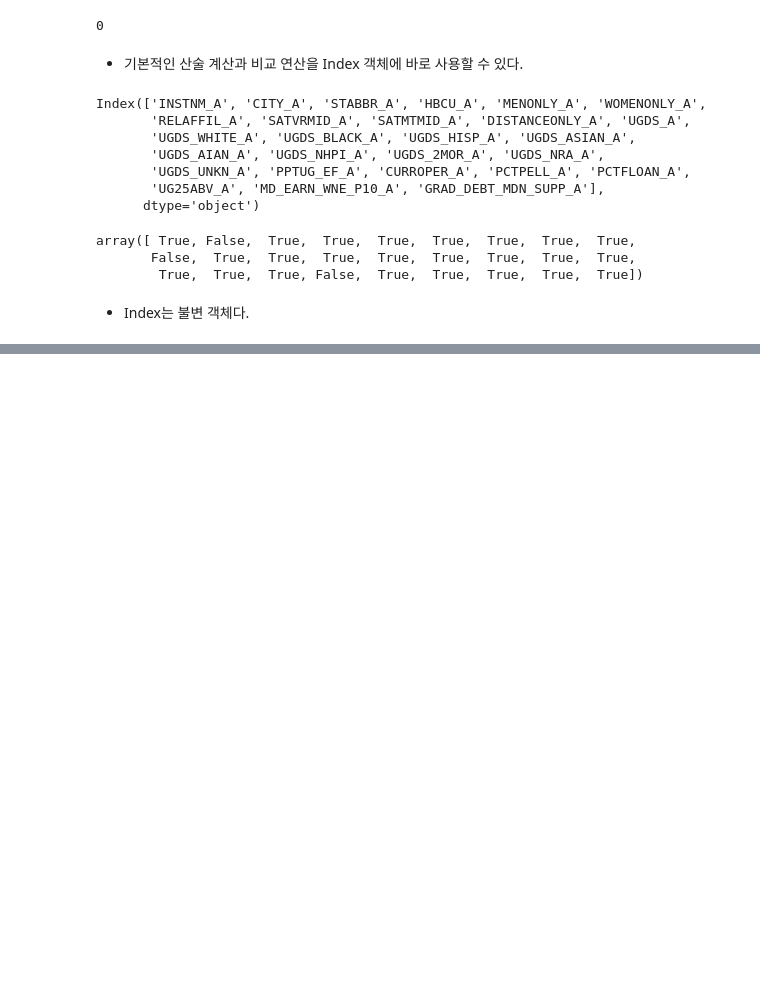
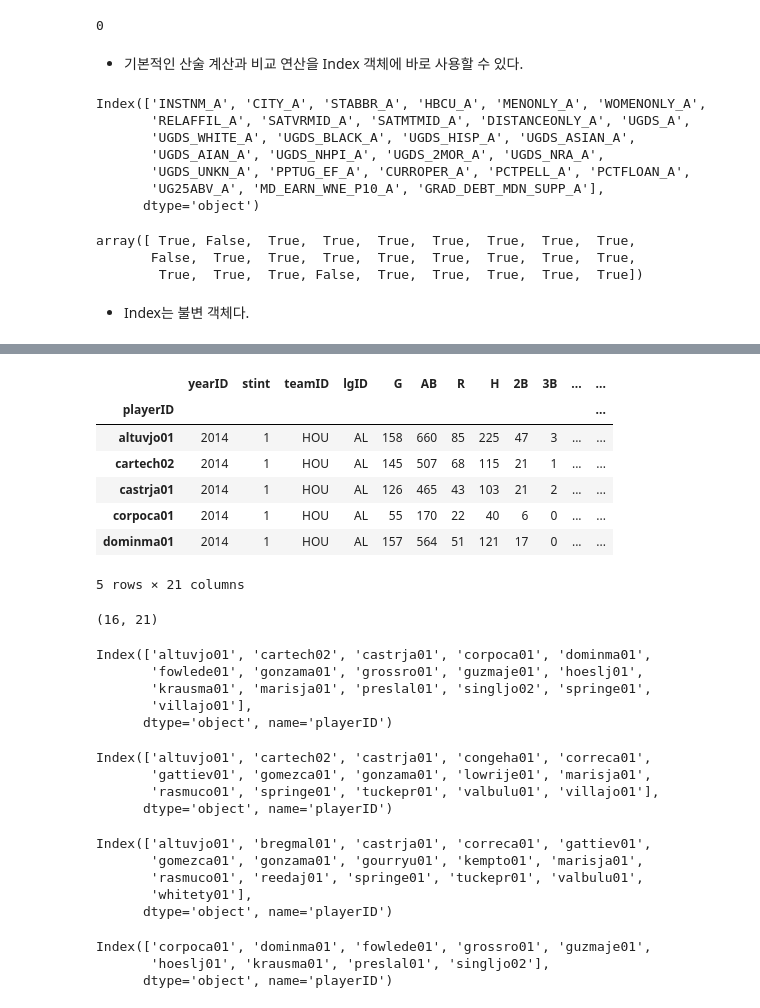
Before and after one commit to angelxtry/PyDataSc, a Jupyter notebook: PandasCookbook/ch06/ch06-인덱스정렬.ipynb, the cells around one changed output, grey strips where cells are left out. Cells and saved outputs as stored; diff of their text form; code cells hidden in the pictures; blank space fills up the shorter version.

```diff
--- a/PandasCookbook/ch06/ch06-인덱스정렬.ipynb
+++ b/PandasCookbook/ch06/ch06-인덱스정렬.ipynb
@@ -89,0 +389,2 @@ array([ True, False,  True,  True,  True,  True,  True,  True,  True,
+# %%
+baseball_14 = pd.read_csv('../data/baseball14.csv', index_col='playerID')
@@ -89,0 +395,44 @@ array([ True, False,  True,  True,  True,  True,  True,  True,  True,
+# %%
+baseball_14.head()
+# %% [output]
+|  | yearID | stint | teamID | lgID | G | AB | R | H | 2B | 3B | ... | ... |
+| playerID |  |  |  |  |  |  |  |  |  |  |  | ... |
+| altuvjo01 | 2014 | 1 | HOU | AL | 158 | 660 | 85 | 225 | 47 | 3 | ... | ... |
+| cartech02 | 2014 | 1 | HOU | AL | 145 | 507 | 68 | 115 | 21 | 1 | ... | ... |
+| castrja01 | 2014 | 1 | HOU | AL | 126 | 465 | 43 | 103 | 21 | 2 | ... | ... |
+| corpoca01 | 2014 | 1 | HOU | AL | 55 | 170 | 22 | 40 | 6 | 0 | ... | ... |
+| dominma01 | 2014 | 1 | HOU | AL | 157 | 564 | 51 | 121 | 17 | 0 | ... | ... |
+5 rows × 21 columns
+# %%
+baseball_14.shape
+# %% [output]
+(16, 21)
+# %%
+baseball_14.index
+# %% [output]
+Index(['altuvjo01', 'cartech02', 'castrja01', 'corpoca01', 'dominma01',
+       'fowlede01', 'gonzama01', 'grossro01', 'guzmaje01', 'hoeslj01',
+       'krausma01', 'marisja01', 'preslal01', 'singljo02', 'springe01',
+       'villajo01'],
+      dtype='object', name='playerID')
+# %%
+baseball_15.index
+# %% [output]
+Index(['altuvjo01', 'cartech02', 'castrja01', 'congeha01', 'correca01',
+       'gattiev01', 'gomezca01', 'gonzama01', 'lowrije01', 'marisja01',
+       'rasmuco01', 'springe01', 'tuckepr01', 'valbulu01', 'villajo01'],
+      dtype='object', name='playerID')
+# %%
+baseball_16.index
+# %% [output]
+Index(['altuvjo01', 'bregmal01', 'castrja01', 'correca01', 'gattiev01',
+       'gomezca01', 'gonzama01', 'gourryu01', 'kempto01', 'marisja01',
+       'rasmuco01', 'reedaj01', 'springe01', 'tuckepr01', 'valbulu01',
+       'whitety01'],
+      dtype='object', name='playerID')
+# %%
+baseball_14.index.difference(baseball_15.index)
+# %% [output]
+Index(['corpoca01', 'dominma01', 'fowlede01', 'grossro01', 'guzmaje01',
+       'hoeslj01', 'krausma01', 'preslal01', 'singljo02'],
+      dtype='object', name='playerID')
```
Also changed, not shown: parts of 151 cells of this notebook.
